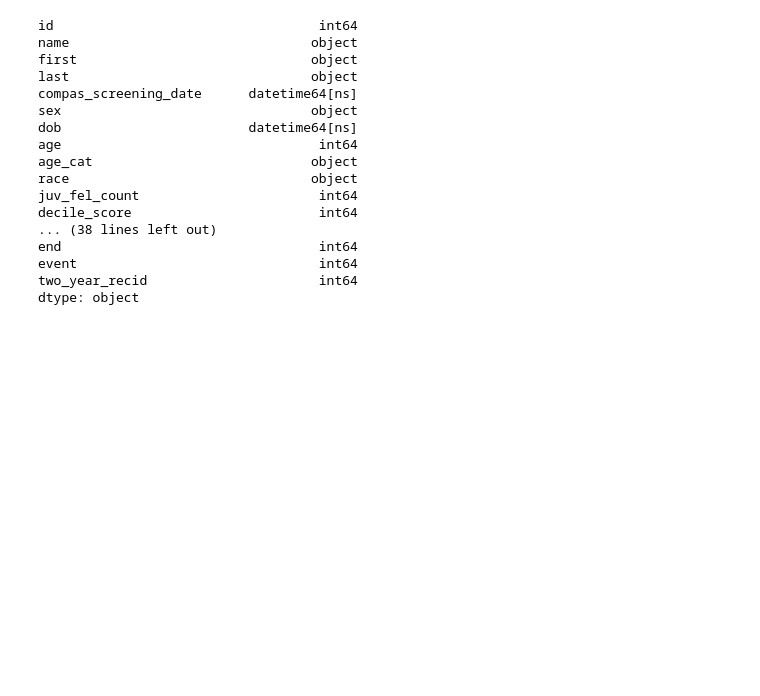
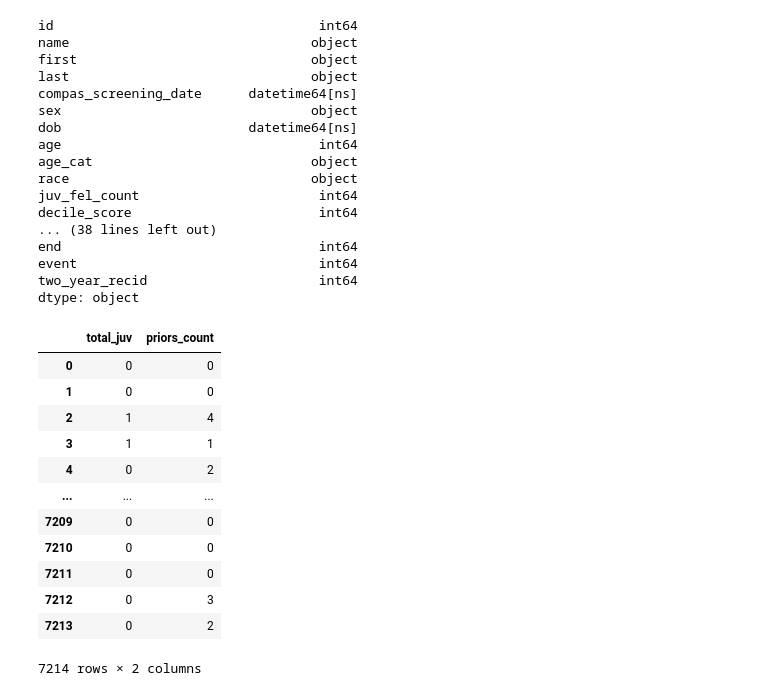
Before and after one commit to aaznarmellado-collab/TFM-Sesgos-en-el-sistema-judicial-de-EEUU-, a Jupyter notebook: 01_Notebooks/TFM_SESGOS_EN_EL_SISTEMA_JUDICIAL_DE_EEUU.ipynb, the cells around one changed output. Drawn from its saved outputs; the diff is of its cells as text; code cells hidden in the pictures; blank space fills up the shorter version.

```diff
--- a/01_Notebooks/TFM_SESGOS_EN_EL_SISTEMA_JUDICIAL_DE_EEUU.ipynb
+++ b/01_Notebooks/TFM_SESGOS_EN_EL_SISTEMA_JUDICIAL_DE_EEUU.ipynb
@@ -217,0 +222,16 @@ dtype: object
+# %%
+df_compas_two_years[['total_juv', 'priors_count']]
+# %% [output]
+|  | total_juv | priors_count |
+| 0 | 0 | 0 |
+| 1 | 0 | 0 |
+| 2 | 1 | 4 |
+| 3 | 1 | 1 |
+| 4 | 0 | 2 |
+| ... | ... | ... |
+| 7209 | 0 | 0 |
+| 7210 | 0 | 0 |
+| 7211 | 0 | 0 |
+| 7212 | 0 | 3 |
+| 7213 | 0 | 2 |
+7214 rows × 2 columns
```
Also changed, not shown: parts of 17 cells of this notebook.
